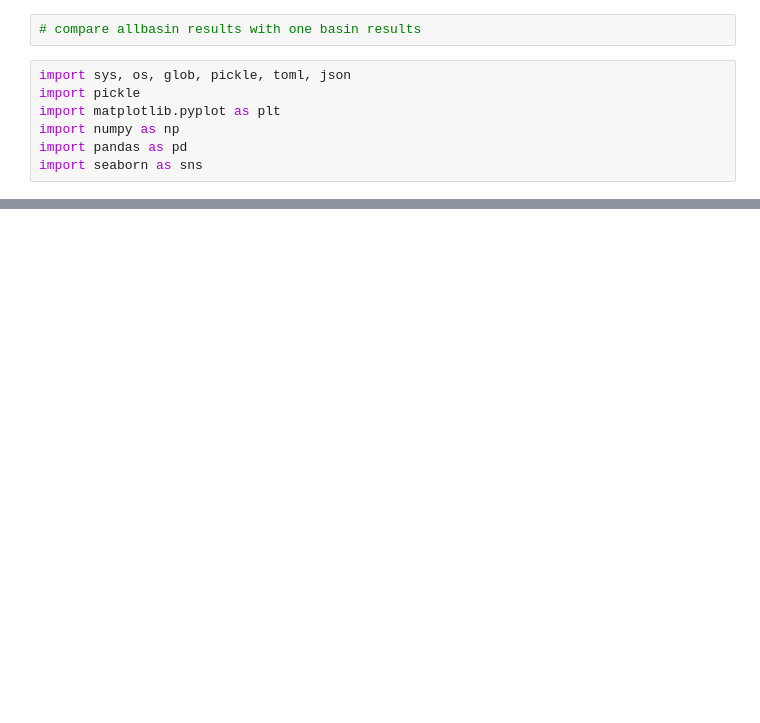
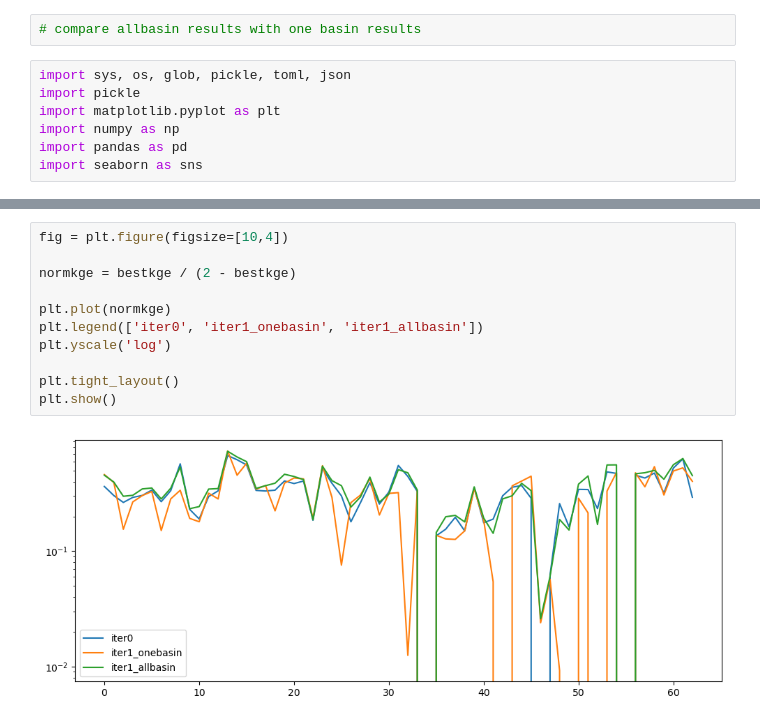
Before and after one commit to NCAR/CTSM_calibration, a Jupyter notebook: src/emulator_comparison/allbasin_emulator/step6_compare_with_singlebasin.ipynb, the cells around one changed output, grey strips where cells are left out. Cells and saved outputs as stored; diff of their text form; blank space fills up the shorter version.

```diff
--- a/src/emulator_comparison/allbasin_emulator/step6_compare_with_singlebasin.ipynb
+++ b/src/emulator_comparison/allbasin_emulator/step6_compare_with_singlebasin.ipynb
@@ -189,0 +211,13 @@ plt.show()
+# %%
+fig = plt.figure(figsize=[10,4])
+
+normkge = bestkge / (2 - bestkge)
+
+plt.plot(normkge)
+plt.legend(['iter0', 'iter1_onebasin', 'iter1_allbasin'])
+plt.yscale('log')
+
+plt.tight_layout()
+plt.show()
+# %% [output]
+[figure, added]
```
Also changed, not shown: parts of 12 cells of this notebook, 25 other files.
